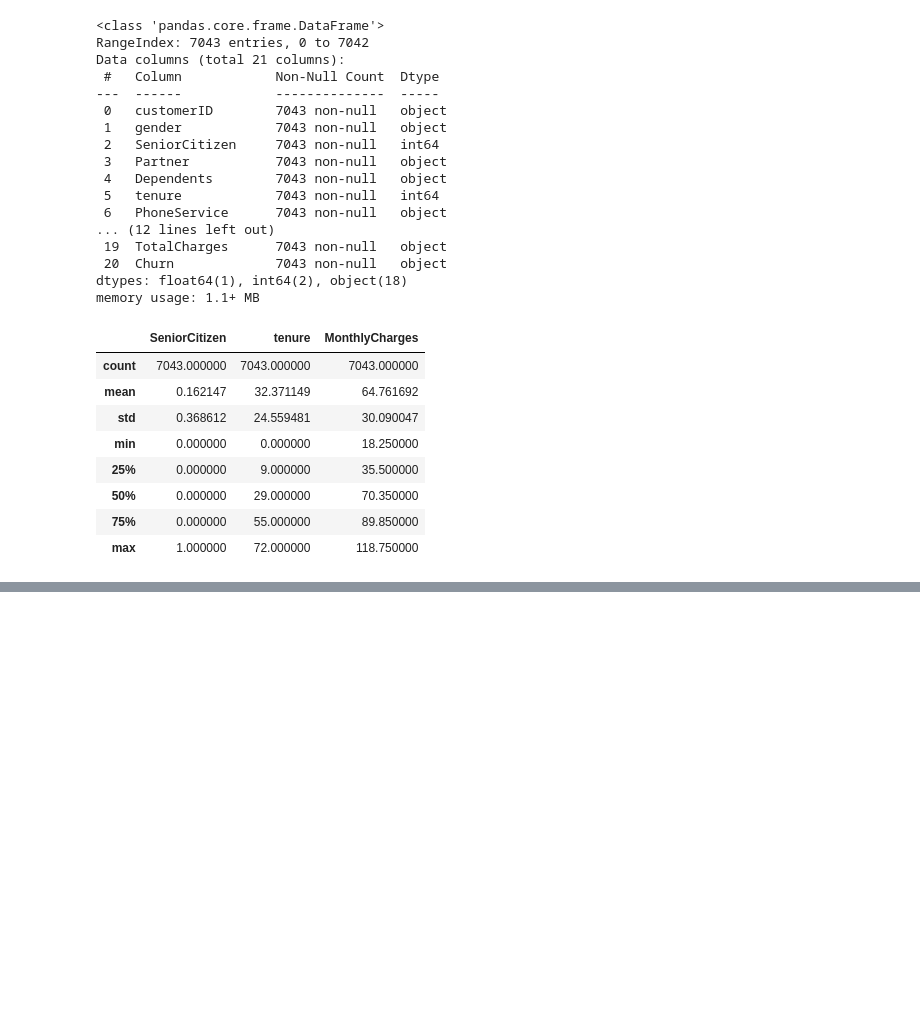
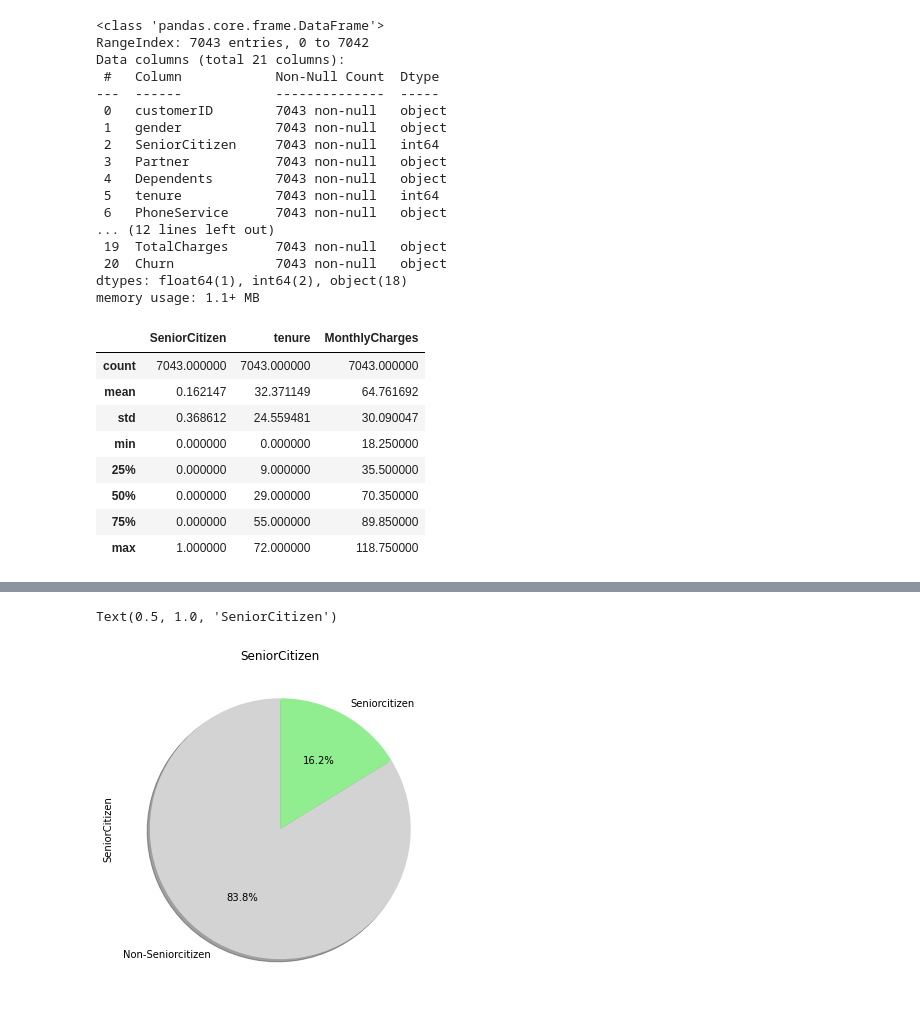
Before and after one commit to KatarzynaTondas/Python-Projects, a Jupyter notebook: CustomersChurn.ipynb, the cells around one changed output, grey strips where cells are left out. Saved outputs shown, nothing was run; the diff lists cells and outputs as text; code cells hidden in the pictures; blank space fills up the shorter version.

```diff
--- a/CustomersChurn.ipynb
+++ b/CustomersChurn.ipynb
@@ -48,0 +85,13 @@ df.describe()
+# %%
+#percentage of senior citizens in each of these dataframes
+df['SeniorCitizen'].value_counts().plot(kind='pie',
+                                        figsize=(8,6),
+                                        colors = ['lightgrey', 'lightgreen'],
+                                        autopct='%1.1f%%',
+                                        shadow = True,
+                                        startangle=90,
+                                        labels=["Non-Seniorcitizen", "Seniorcitizen"])
+plt.title("SeniorCitizen")
+# %% [output]
+Text(0.5, 1.0, 'SeniorCitizen')
+[figure, added]
```
Also changed, not shown: parts of 18 cells of this notebook.
